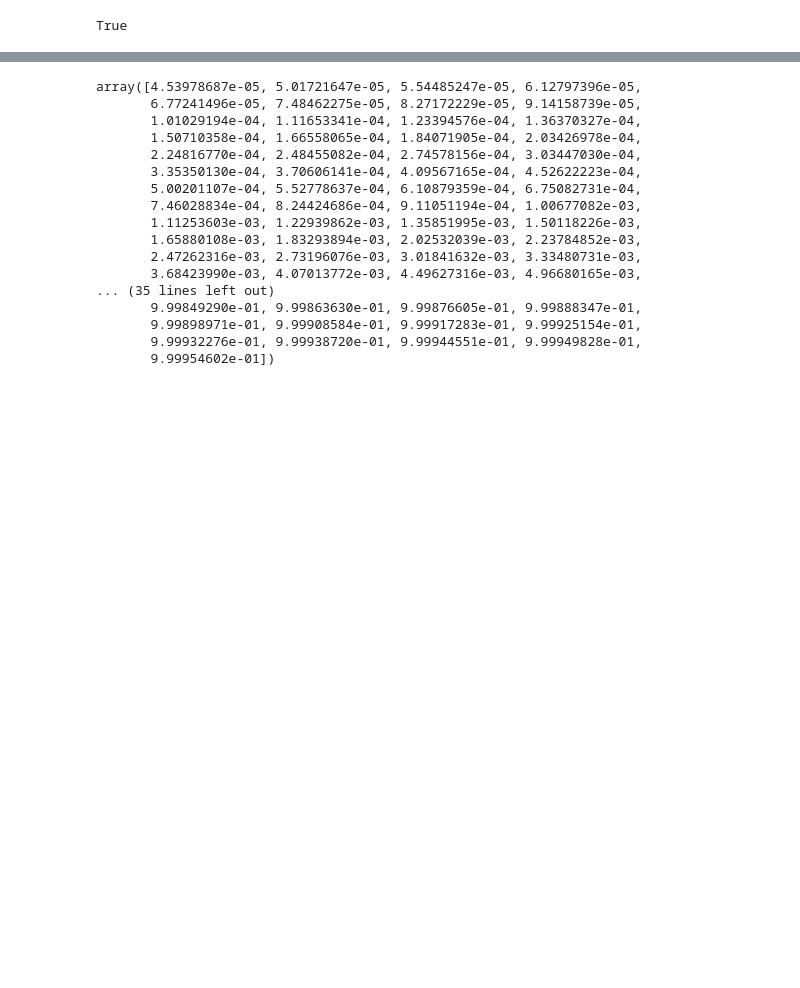
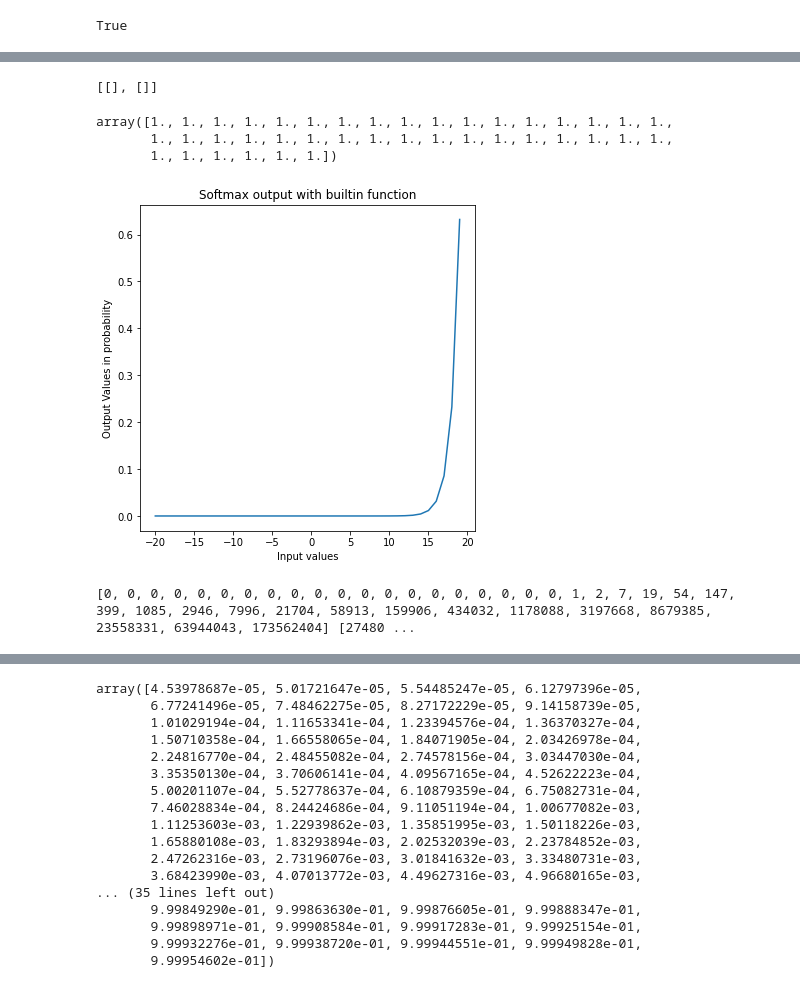
Before and after one commit to syber2020/Neural-Network-in-Smart-Contract, a Jupyter notebook: new-code/web3/web3-softmax.ipynb, the cells around one changed output, grey strips where cells are left out. Drawn from its saved outputs; the diff is of its cells as text; code cells hidden in the pictures; blank space fills up the shorter version.

```diff
--- a/new-code/web3/web3-softmax.ipynb
+++ b/new-code/web3/web3-softmax.ipynb
@@ -136,0 +76,12 @@ Text(0, 0.5, 'Gas Consumption in GWei')
+# %%
+print(contract.functions.set_softmax().call())
+# %% [output]
+[[], []]
+# %%
+x = np.arange(-20,20)
+a = np.ones((len(x)))
+a
+# %% [output]
+array([1., 1., 1., 1., 1., 1., 1., 1., 1., 1., 1., 1., 1., 1., 1., 1., 1.,
+       1., 1., 1., 1., 1., 1., 1., 1., 1., 1., 1., 1., 1., 1., 1., 1., 1.,
+       1., 1., 1., 1., 1., 1.])
@@ -136,0 +97,20 @@ Text(0, 0.5, 'Gas Consumption in GWei')
+# %%
+plt.figure(figsize=(6,6))
+plt.plot(x,y)
+plt.title("Softmax output with builtin function")
+plt.xlabel("Input values")
+plt.ylabel("Output Values in probability")
+plt.savefig("softmax-off-chain.pdf")
+# %% [output]
+[figure, added]
+# %%
+expongas=[]
+softexpogas=[]
+for i in range(len(a)):
+    expongas.append(getexpon(int(x[i]),int(a[i]), abs(int(x[i])),abs(int(a[i]))))
+gas_sumexpo = getsumexpon()
+soft_gas = getsoftmax()
+smaxn,smaxd = contract.functions.set_softmax().call()
+print(smaxn,smaxd)
+# %% [output]
+[0, 0, 0, 0, 0, 0, 0, 0, 0, 0, 0, 0, 0, 0, 0, 0, 0, 0, 0, 0, 1, 2, 7, 19, 54, 147, 399, 1085, 2946, 7996, 21704, 58913, 159906, 434032, 1178088, 3197668, 8679385, 23558331, 63944043, 173562404] [27480 ...
```
Also changed, not shown: parts of 17 cells of this notebook, 11 other files.
